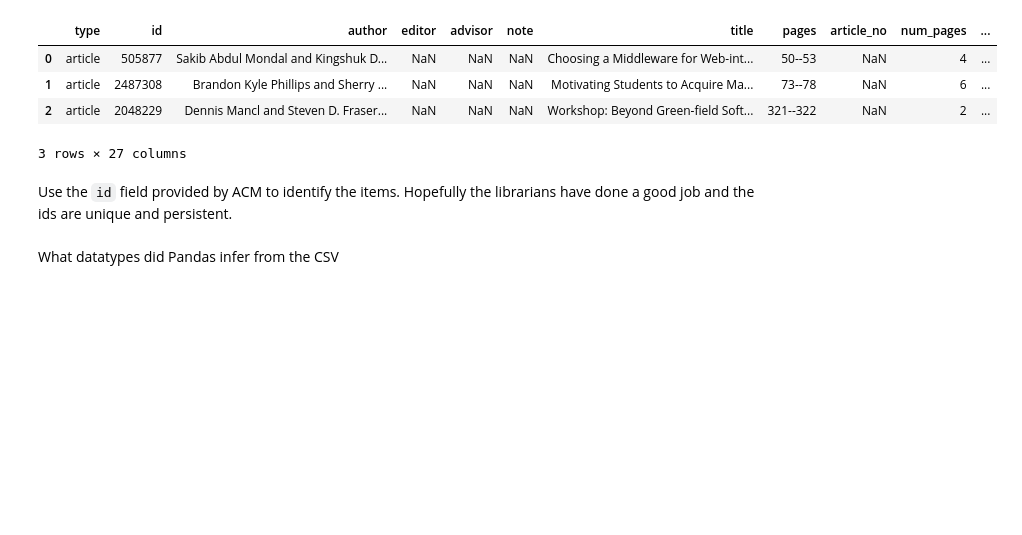
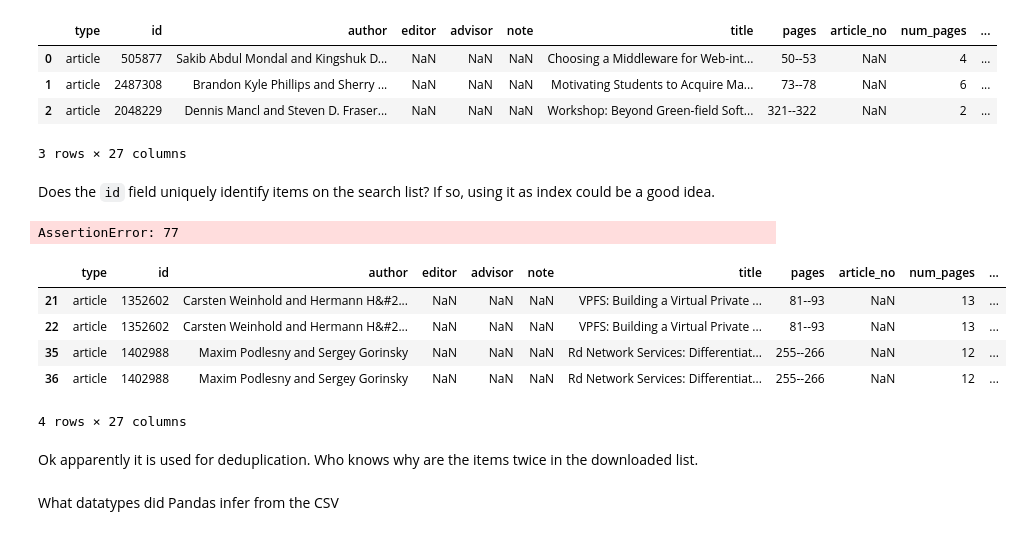
Before and after one commit to xmacex/legacySoftwareACMDLexploration, a Jupyter notebook: ACM DL bibliometry of legacy.ipynb, the cells around one changed output. Drawn from its saved outputs; the diff is of its cells as text; code cells hidden in the pictures; blank space fills up the shorter version.

```diff
--- a/ACM DL bibliometry of legacy.ipynb
+++ b/ACM DL bibliometry of legacy.ipynb
@@ -42,10 +45,23 @@ legacybib.head(3)
 | 1 | article | 2487308 | Brandon Kyle Phillips and Sherry ... | NaN | NaN | NaN | Motivating Students to Acquire Ma... | 73--78 | NaN | 6 | ... |
 | 2 | article | 2048229 | Dennis Mancl and Steven D. Fraser... | NaN | NaN | NaN | Workshop: Beyond Green-field Soft... | 321--322 | NaN | 2 | ... |
 3 rows × 27 columns
-# %% [markdown]
-Use the `id` field provided by ACM to identify the items. Hopefully the librarians have done a good job and the ids are unique and persistent.
+# %% [markdown]
+Does the `id` field uniquely identify items on the search list? If so, using it as index could be a good idea.
+# %%
+assert 0, sum(legacybib.id.duplicated())
+# %% [output]
+AssertionError: 77
 # %%
-legacybib.index = legacybib.id
+legacybib[legacybib.id.duplicated(keep=False)].head(2 * 2)
+# %% [output]
+|  | type | id | author | editor | advisor | note | title | pages | article_no | num_pages | ... |
+| 21 | article | 1352602 | Carsten Weinhold and Hermann H&#2... | NaN | NaN | NaN | VPFS: Building a Virtual Private ... | 81--93 | NaN | 13 | ... |
+| 22 | article | 1352602 | Carsten Weinhold and Hermann H&#2... | NaN | NaN | NaN | VPFS: Building a Virtual Private ... | 81--93 | NaN | 13 | ... |
+| 35 | article | 1402988 | Maxim Podlesny and Sergey Gorinsky | NaN | NaN | NaN | Rd Network Services: Differentiat... | 255--266 | NaN | 12 | ... |
+| 36 | article | 1402988 | Maxim Podlesny and Sergey Gorinsky | NaN | NaN | NaN | Rd Network Services: Differentiat... | 255--266 | NaN | 12 | ... |
+4 rows × 27 columns
+# %% [markdown]
+Ok apparently it is used for deduplication. Who knows why are the items twice in the downloaded list.
 # %% [markdown]
 What datatypes did Pandas infer from the CSV
 # %%
```
Also changed, not shown: parts of 40 cells of this notebook.
